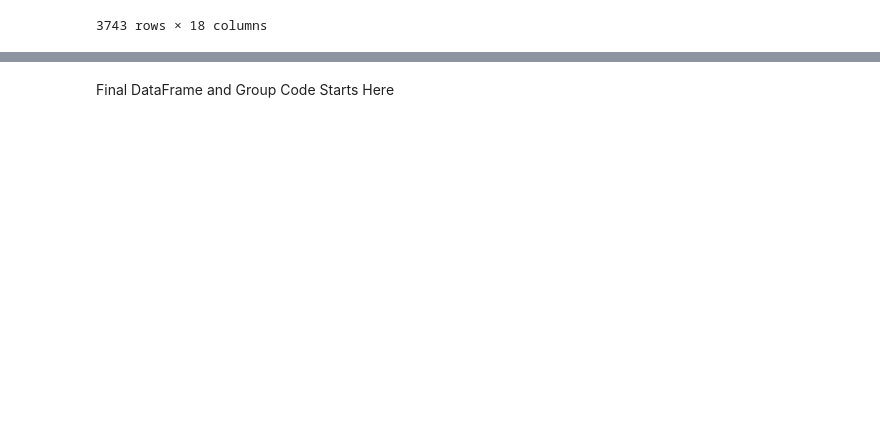
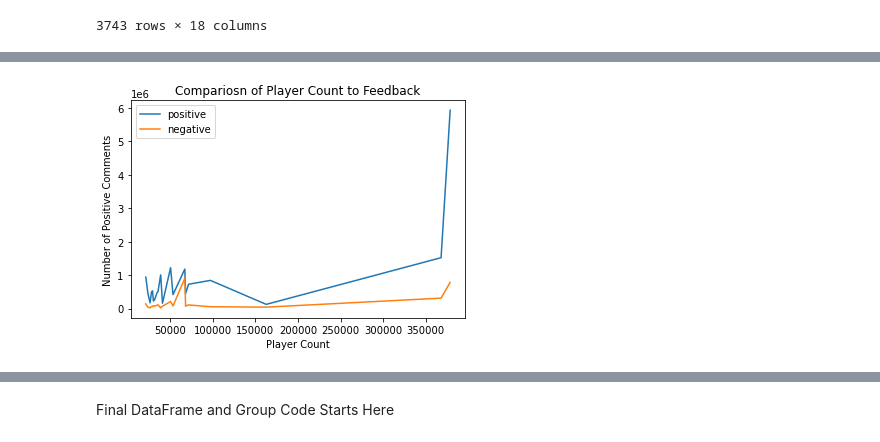
Before and after one commit to HBodden/project1, a Jupyter notebook: SEAMS.ipynb, the cells around one changed output, grey strips where cells are left out. Drawn from its saved outputs; the diff is of its cells as text; code cells hidden in the pictures; blank space fills up the shorter version.

Commit message:
Charts created for player count

```diff
--- a/SEAMS.ipynb
+++ b/SEAMS.ipynb
@@ -156,8 +160,9 @@ appid_playercount7 = pd.read_csv('./AppID_PlayerCount_7.csv')
 final_combined_df = pd.concat([appid_playercount,appid_playercount2, appid_playercount3, appid_playercount4,
             appid_playercount5, appid_playercount6, appid_playercount7])
 
+final_combined_data_df = pd.read_csv('./Final_Combined_DataF.csv')
 #final_combined_df.to_csv('Final_Combined_Data.csv', index=False)
-final_combined_df.dtypes
+final_combined_data_df.dtypes
 # %% [output]
 appid                int64
 player count         int64
@@ -220,0 +184,14 @@ final_combined_df.head()
+# %%
+#Create charts to show relationships between SEAMS elements
+final_combined_df = final_combined_data_df.sort_values('player count', ascending=False)
+x = final_combined_df.head(20)
+x
+x.plot('player count', 'average_forever', kind='line', title='Comparison of Player Count to Average Play Time (min)', xlabel='Player Count', ylabel='Average Player Time (min)')
+x.plot('player count', ['positive', 'negative'], kind='line', title='Compariosn of Player Count to Feedback', xlabel='Player Count', ylabel='Number of Positive Comments')
+x.plot('player count', 'average_forever', kind='scatter', title='Scatter Plot of Average Play Time')
+y = x.sort_values('average_forever', ascending=False)
+y = y.head(20)
+y.plot('average_forever', ['positive','negative'], kind='line',title='Comparison of Average Player Time to Feedback', xlabel='Average Player Time', ylabel='Number of Positive Comments')
+#plt.savefig("Player v Comments.png")
+# %% [output]
+[figure, added]
```
Also changed, not shown: parts of 10 cells of this notebook, 5 other files.
